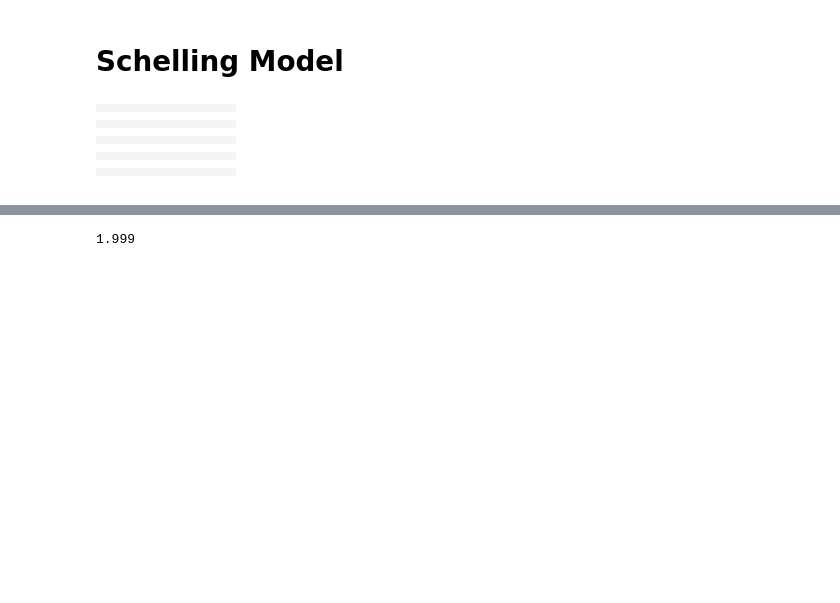
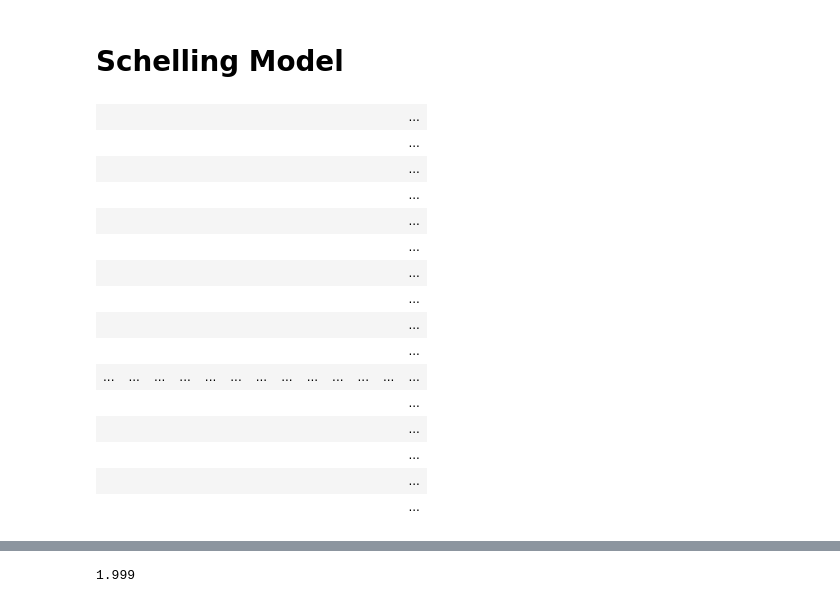
Before and after one commit to jparke08/PHYS202-S14, a Jupyter notebook: Project.ipynb, the cells around one changed output, grey strips where cells are left out. Saved outputs shown, nothing was run; the diff lists cells and outputs as text; code cells hidden in the pictures; blank space fills up the shorter version.

Commit message:
Finished MCIntegrationExercises, worked on RandomAmdMCExercises and worked on Project

```diff
--- a/Project.ipynb
+++ b/Project.ipynb
@@ -5,8 +5,9 @@ from random import *
 from ipythonblocks import BlockGrid
 from ipythonblocks import colors
 import numpy as np
-
-
+from IPython.html.widgets import interact, interactive
+from IPython.html import widgets
+from IPython.display import display
 
 
 
@@ -18,10 +19,10 @@ def random_row(grid):
 def random_col(grid):
     return randint(0, grid.width - 1)
 
-def make_system(pop_density,blue_concentration,red_concentration,size):   #pop_density is percent of empties, concentrations are percentages
+def make_system(pop_density,blue_concentration,size):   #pop_density is percent of empties, concentrations are percentages
 
 
-    system = BlockGrid(size, size, fill=(0,0,0))
+    system = BlockGrid(size, size, fill=(0,0,0),block_size=300/size)
 
     total = size**2
     empties = (total * pop_density)/100
@@ -32,7 +33,7 @@ def make_system(pop_density,blue_concentration,red_concentration,size):   #pop_d
     row = random_row(system)
     col = random_col(system)
 
-    #create 25 random locations for blue agents
+    #create random locations for blue agents
     count_blues = 0
     while count_blues < blues:
         row = random_row(system)
@@ -40,7 +41,7 @@ def make_system(pop_density,blue_concentration,red_concentration,size):   #pop_d
         if system[row,col].rgb == white:
             system[row,col] = blue
             count_blues += 1
-    #create 25 random locations for red agents
+    #create random locations for red agents
     count_reds = 0
     while count_reds < reds:
         row = random_row(system)
@@ -48,6 +49,7 @@ def make_system(pop_density,blue_concentration,red_concentration,size):   #pop_d
         if system[row,col].rgb == white:
             system[row,col] = red
             count_reds += 1
+    system.show()
     return system
 
 
@@ -115,54 +117,72 @@ def find_movers(grid,threshold):
             elif find_similar_agents(grid,i,j) == None:
                 nulls.append((j,i))
     return movers, nulls
 
 
 
 def move_agents(grid,threshold):
     for i in range(len(movers)):
         for null in nulls:
             original_color = grid[movers[0]].rgb     #move the mover to a null and replace null with mover
             grid[null] = grid[movers[0]]
             grid[movers[0]] = white
             if find_similar_agents(grid, null[1],null[0]) < threshold:
                 grid[null] = white              #if mover is not satisfied move it back to where it was before
                 grid[movers[0]] = original_color
-                if nulls[len(nulls) - 1] == null:    # mover has no place to go then keep it where it is
+                if nulls[len(nulls) - 1] == null:    # if mover has no place to go then keep it where it is
                     movers.remove(movers[0])
                     #print null
             else:
                 nulls.remove(null)
                 nulls.append(movers[0])
                 movers.remove(movers[0])
                 break
+def run_shell_model(threshold,system,round,movers,nulls):
+
+
+    while find_movers(system,threshold)[0]:
+        np.random.shuffle(movers)
+        np.random.shuffle(nulls)
+        move_agents(system,threshold)
+        round += 1
+        print "Round %d:"%(round)
+        system.show()
+        nulls = []
+def start_button(widget):
+    run_shell_model(threshold.value,system.result,round,movers,nulls)
+
+
+
+
 ##################################################
 red = (255,0,0)
 blue = (0,0,255)
 white = (0, 0, 0)
-
-
+round = 0
 movers = []
 nulls = []
-round = 0
 
-system = make_system(73,10,90,10)
-system.show()
-while find_movers(system,50)[0]:
-    np.random.shuffle(movers)
-    np.random.shuffle(nulls)
-    move_agents(system,50)
-    round += 1
-    print "Round %d:"%(round)
-    system.show()
-    nulls = []
+threshold = widgets.FloatSliderWidget(description = "threshold")
+display(threshold)
+system = interactive(make_system,pop_density=(0,100),blue_concentration=(0,100),size=(0,50),threshold=(0.,100.))
+display(system)
+b = widgets.ButtonWidget(description='Start')
+b.on_click(start_button)
+display(b)
 # %% [output]
-|  |  |  |  |  |  |  |  |  |  |
-|  |  |  |  |  |  |  |  |  |  |
-|  |  |  |  |  |  |  |  |  |  |
-|  |  |  |  |  |  |  |  |  |  |
-|  |  |  |  |  |  |  |  |  |  |
-|  |  |  |  |  |  |  |  |  |  |
-|  |  |  |  |  |  |  |  |  |  |
-|  |  |  |  |  |  |  |  |  |  |
-|  |  |  |  |  |  |  |  |  |  |
-|  |  |  |  |  |  |  |  |  |  |
+|  |  |  |  |  |  |  |  |  |  |  |  | ... |
+|  |  |  |  |  |  |  |  |  |  |  |  | ... |
+|  |  |  |  |  |  |  |  |  |  |  |  | ... |
+|  |  |  |  |  |  |  |  |  |  |  |  | ... |
+|  |  |  |  |  |  |  |  |  |  |  |  | ... |
+|  |  |  |  |  |  |  |  |  |  |  |  | ... |
+|  |  |  |  |  |  |  |  |  |  |  |  | ... |
+|  |  |  |  |  |  |  |  |  |  |  |  | ... |
+|  |  |  |  |  |  |  |  |  |  |  |  | ... |
+|  |  |  |  |  |  |  |  |  |  |  |  | ... |
+| ... | ... | ... | ... | ... | ... | ... | ... | ... | ... | ... | ... | ... |
+|  |  |  |  |  |  |  |  |  |  |  |  | ... |
+|  |  |  |  |  |  |  |  |  |  |  |  | ... |
+|  |  |  |  |  |  |  |  |  |  |  |  | ... |
+|  |  |  |  |  |  |  |  |  |  |  |  | ... |
+|  |  |  |  |  |  |  |  |  |  |  |  | ... |
```
Also changed, not shown: parts of 11 cells of this notebook, 5 other files.
